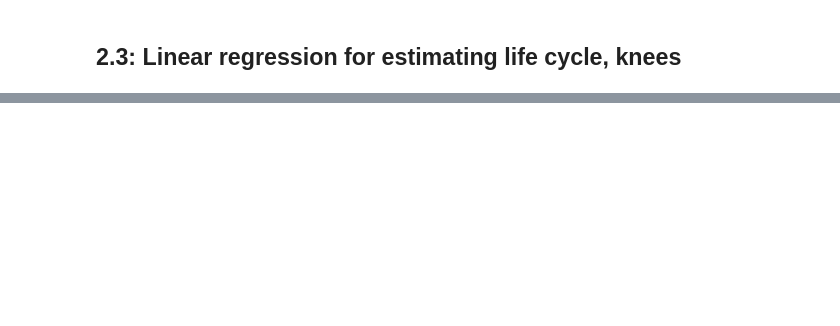
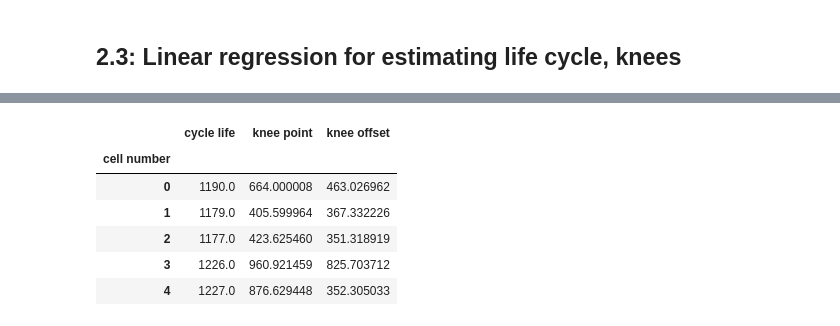
Before and after one commit to andmikey/knee-prediction, a Jupyter notebook: notebooks/200626-mandrejc-initial-exploration.ipynb, the cells around one changed output, grey strips where cells are left out. Saved outputs shown, nothing was run; the diff lists cells and outputs as text; code cells hidden in the pictures; blank space fills up the shorter version.

```diff
--- a/notebooks/200626-mandrejc-initial-exploration.ipynb
+++ b/notebooks/200626-mandrejc-initial-exploration.ipynb
@@ -229,0 +238,21 @@ Actual knee-onset: 347.8666417235328
+# %%
+def read_cell(n):
+    fname = f'../data/interim/b1c{n}.pkl'
+    with open(fname, "rb") as openfile:
+        fdict = pickle.load(openfile)
+
+    cycle_life = fdict["cycle_life"][0][0]
+    discharge = fdict["summary"]["QD"][1:]
+
+    # Fit knee point
+    p0 = [1, -1e-4, -1e-4, len(discharge)*.7]
+    popt_kpoint, confint = fit_bacon_watts(discharge, p0)
+    knee_point = popt_kpoint[3]
+
+    # Fit knee offset
+    popt = popt_kpoint
+    p0 = [popt[0], popt[1] + popt[2]/2, popt[2], popt[2]/2, .8*popt[3], 1.1*popt[3]]
+    popt_konset, confint = fit_double_bacon_watts(discharge, p0)
+    knee_onset = popt_konset[4]
+
+    return [n, cycle_life, knee_point, knee_onset]
@@ -229,0 +264,13 @@ Actual knee-onset: 347.8666417235328
+# %%
+df = pd.DataFrame(cell_data,
+             columns = ["cell number", "cycle life", "knee point", "knee offset"])
+df = df.set_index("cell number")
+df.head()
+# %% [output]
+|  | cycle life | knee point | knee offset |
+| cell number |  |  |  |
+| 0 | 1190.0 | 664.000008 | 463.026962 |
+| 1 | 1179.0 | 405.599964 | 367.332226 |
+| 2 | 1177.0 | 423.625460 | 351.318919 |
+| 3 | 1226.0 | 960.921459 | 825.703712 |
+| 4 | 1227.0 | 876.629448 | 352.305033 |
```
Also changed, not shown: parts of 11 cells of this notebook.
